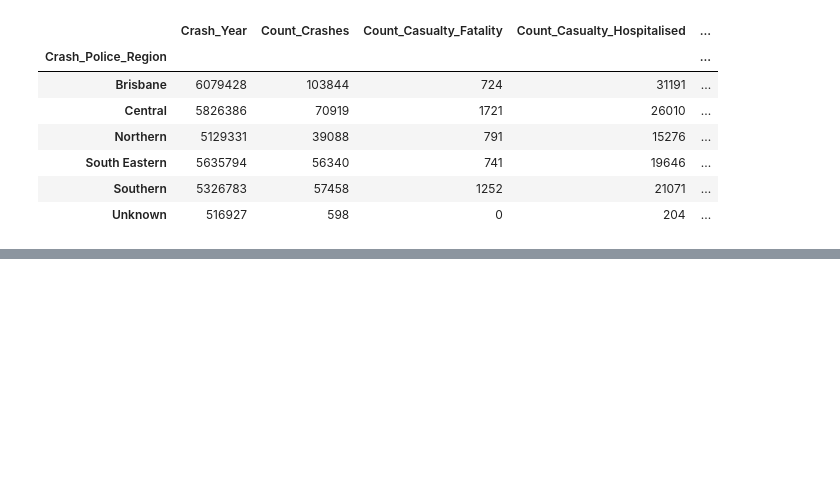
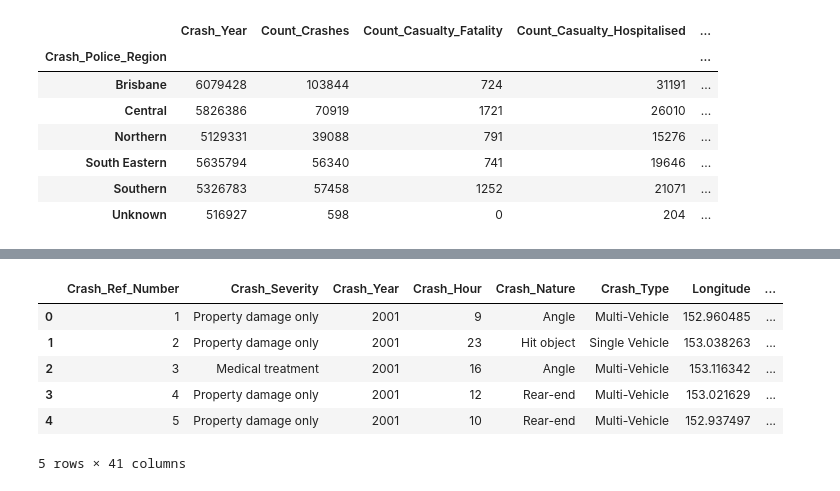
Before and after one commit to AmmaraRazzaq/DataAnalysis_with_Python, a Jupyter notebook: DataAnalysiswithPython.ipynb, the cells around one changed output, grey strips where cells are left out. Cells and saved outputs as stored; diff of their text form; code cells hidden in the pictures; blank space fills up the shorter version.

```diff
--- a/DataAnalysiswithPython.ipynb
+++ b/DataAnalysiswithPython.ipynb
@@ -952,0 +974,3 @@ df_year['Count_Casualty_All'].plot(kind='pie')
+# %%
+df_locs = pd.read_csv('http://www.tmr.qld.gov.au/~/media/aboutus/corpinfo/Open%20data/crash/locations.csv')
+print('Dataset Downloaded')
@@ -952,0 +993,3 @@ df_year['Count_Casualty_All'].plot(kind='pie')
+# %%
+limit=100
+df_locs = df_locs.iloc[0:limit, :]
@@ -952,0 +1020,3 @@ df_year['Count_Casualty_All'].plot(kind='pie')
+# %%
+#cleanup the dataset by removing the unnecessary columns
+df_locs.drop(['Crash_Month','Crash_Day_Of_Week','Loc_Post_Code','Loc_ABS_Statistical_Area_2','Loc_ABS_Statistical_Area_3','Loc_ABS_Statistical_Area_4','Loc_ABS_Remoteness','Loc_State_Electorate','Loc_Federal_Electorate','Crash_DCA_Code','DCA_Key_Approach_Dir'], axis=1, inplace=True)
@@ -952,0 +1043,10 @@ df_year['Count_Casualty_All'].plot(kind='pie')
+# %%
+df_locs.head()
+# %% [output]
+|  | Crash_Ref_Number | Crash_Severity | Crash_Year | Crash_Hour | Crash_Nature | Crash_Type | Longitude | ... |
+| 0 | 1 | Property damage only | 2001 | 9 | Angle | Multi-Vehicle | 152.960485 | ... |
+| 1 | 2 | Property damage only | 2001 | 23 | Hit object | Single Vehicle | 153.038263 | ... |
+| 2 | 3 | Medical treatment | 2001 | 16 | Angle | Multi-Vehicle | 153.116342 | ... |
+| 3 | 4 | Property damage only | 2001 | 12 | Rear-end | Multi-Vehicle | 153.021629 | ... |
+| 4 | 5 | Property damage only | 2001 | 10 | Rear-end | Multi-Vehicle | 152.937497 | ... |
+5 rows × 41 columns
```
Also changed, not shown: parts of 28 cells of this notebook.
